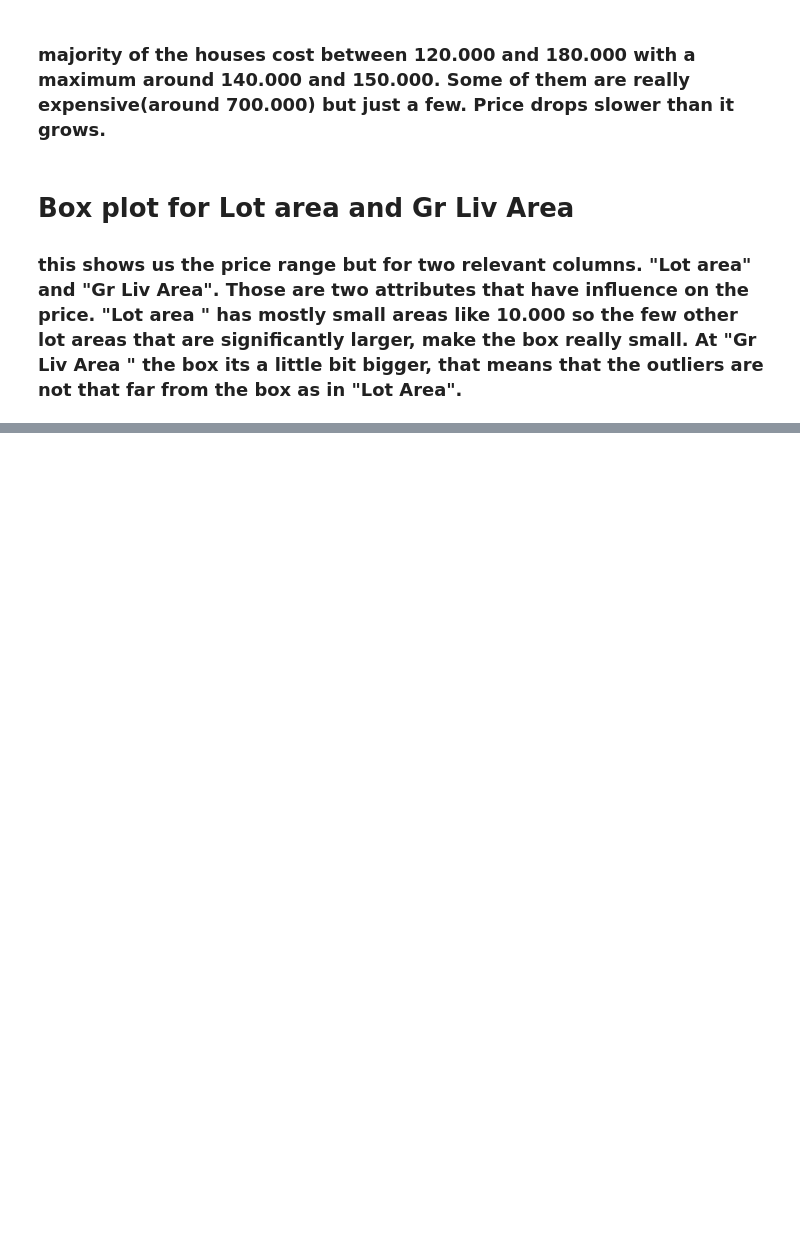
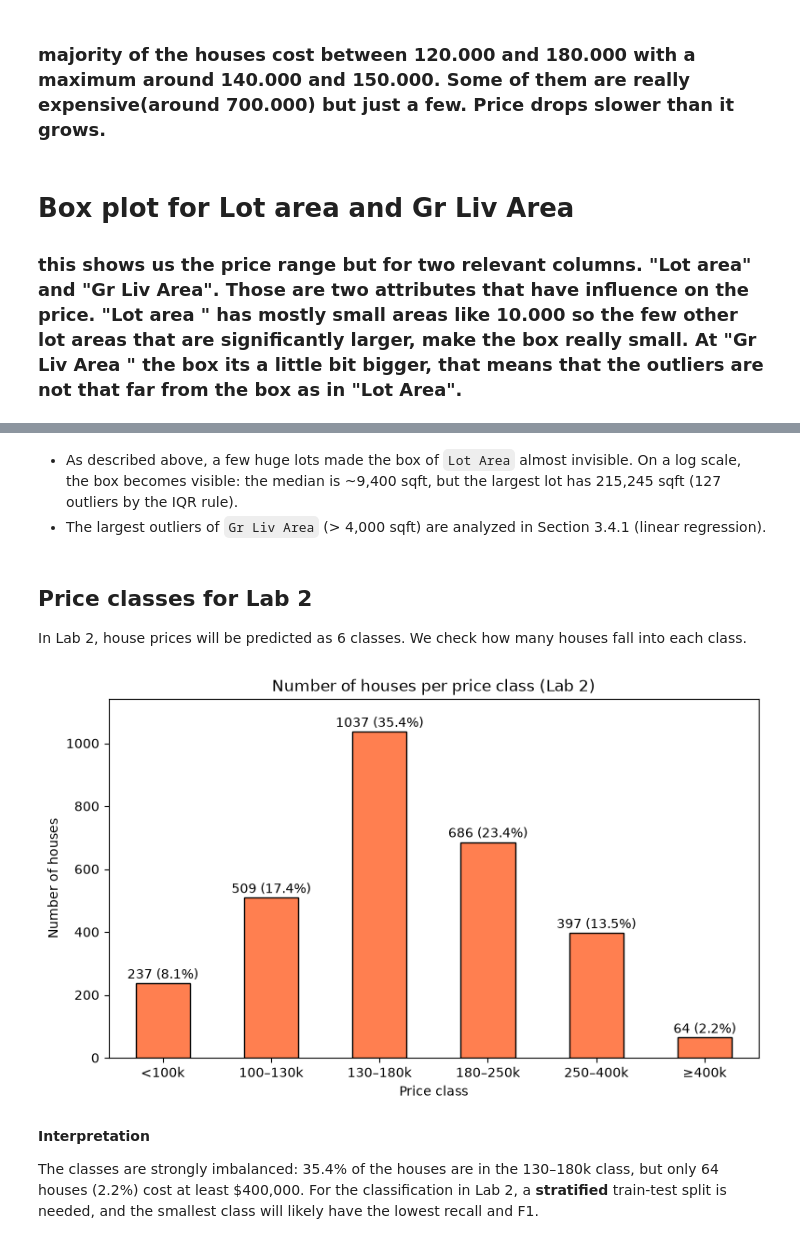
Before and after one commit to viragdiana/ML, a Jupyter notebook: lab-1-stefi.ipynb, the cells around one changed output, grey strips where cells are left out. Drawn from its saved outputs; the diff is of its cells as text; code cells hidden in the pictures; blank space fills up the shorter version.

```diff
--- a/lab-1-stefi.ipynb
+++ b/lab-1-stefi.ipynb
@@ -146,0 +173,31 @@ plt.show()
+# %% [markdown]
+- As described above, a few huge lots made the box of `Lot Area` almost invisible. On a log scale, the box becomes visible: the median is ~9,400 sqft, but the largest lot has 215,245 sqft (127 outliers by the IQR rule).
+- The largest outliers of `Gr Liv Area` (> 4,000 sqft) are analyzed in Section 3.4.1 (linear regression).
+# %% [markdown]
+## Price classes for Lab 2
+
+In Lab 2, house prices will be predicted as 6 classes. We check how many houses fall into each class.
+# %%
+# The 6 price classes used for classification in Lab 2
+bins = [0, 100000, 130000, 180000, 250000, 400000, np.inf]
+labels = ["<100k", "100–130k", "130–180k", "180–250k", "250–400k", "≥400k"]
+
+price_class = pd.cut(dataset["SalePrice"], bins=bins, labels=labels, right=False)
+counts = price_class.value_counts().reindex(labels)
+
+plt.figure(figsize=(9, 5))
+ax = counts.plot(kind="bar", color="coral", edgecolor="black")
+for i, n in enumerate(counts):
+    ax.text(i, n + 15, f"{n} ({n / len(dataset):.1%})", ha="center")
+plt.title("Number of houses per price class (Lab 2)")
+plt.xlabel("Price class")
+plt.ylabel("Number of houses")
+plt.xticks(rotation=0)
+plt.ylim(0, counts.max() * 1.1)
+plt.show()
+# %% [output]
+[figure, added]
+# %% [markdown]
+**Interpretation**
+
+The classes are strongly imbalanced: 35.4% of the houses are in the 130–180k class, but only 64 houses (2.2%) cost at least $400,000. For the classification in Lab 2, a **stratified** train-test split is needed, and the smallest class will likely have the lowest recall and F1.
```
Also changed, not shown: parts of 5 cells of this notebook.
